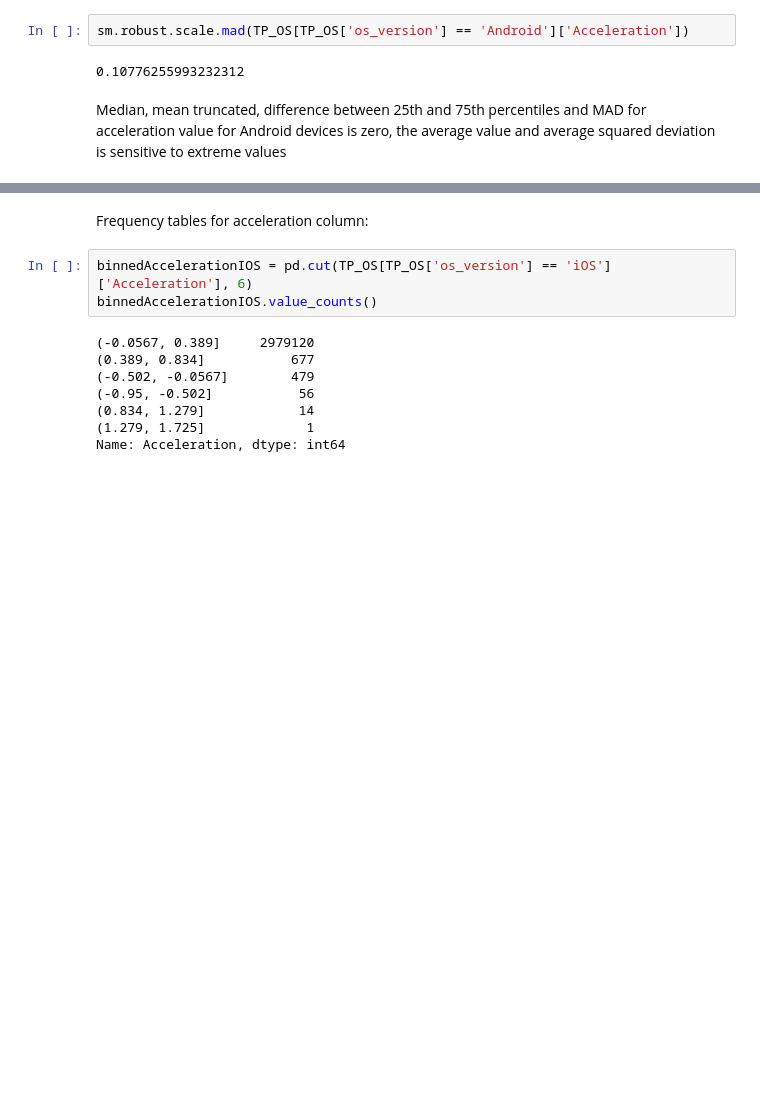
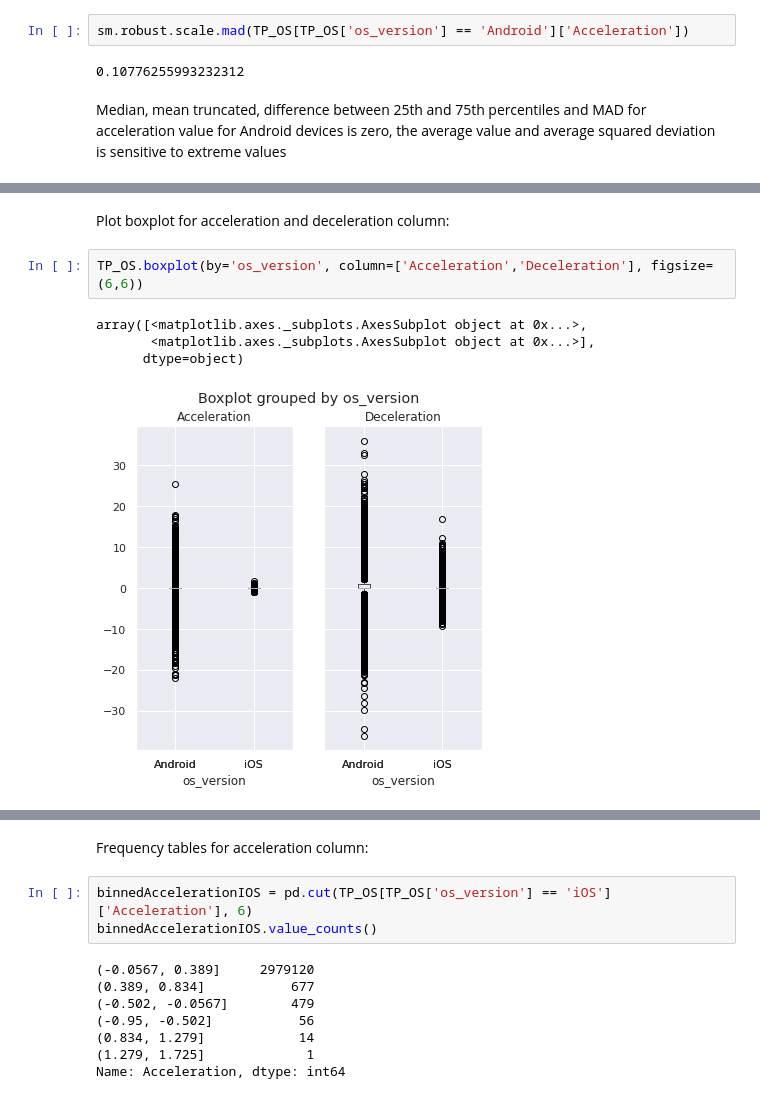
Before and after one commit to Cepera90/test, a Jupyter notebook: test_1_2.ipynb, the cells around one changed output, grey strips where cells are left out. Cells and saved outputs as stored; diff of their text form; blank space fills up the shorter version.

```diff
--- a/test_1_2.ipynb
+++ b/test_1_2.ipynb
@@ -194,0 +192,9 @@ TP_OS[TP_OS['os_version'] == 'Android']['Acceleration'].plot.box()
+# %% [markdown]
+Plot boxplot for acceleration and deceleration column:
+# %%
+TP_OS.boxplot(by='os_version', column=['Acceleration','Deceleration'], figsize=(6,6))
+# %% [output]
+array([<matplotlib.axes._subplots.AxesSubplot object at 0x...>,
+       <matplotlib.axes._subplots.AxesSubplot object at 0x...>],
+      dtype=object)
+[figure, added]
```
Also changed, not shown: parts of 7 cells of this notebook.
